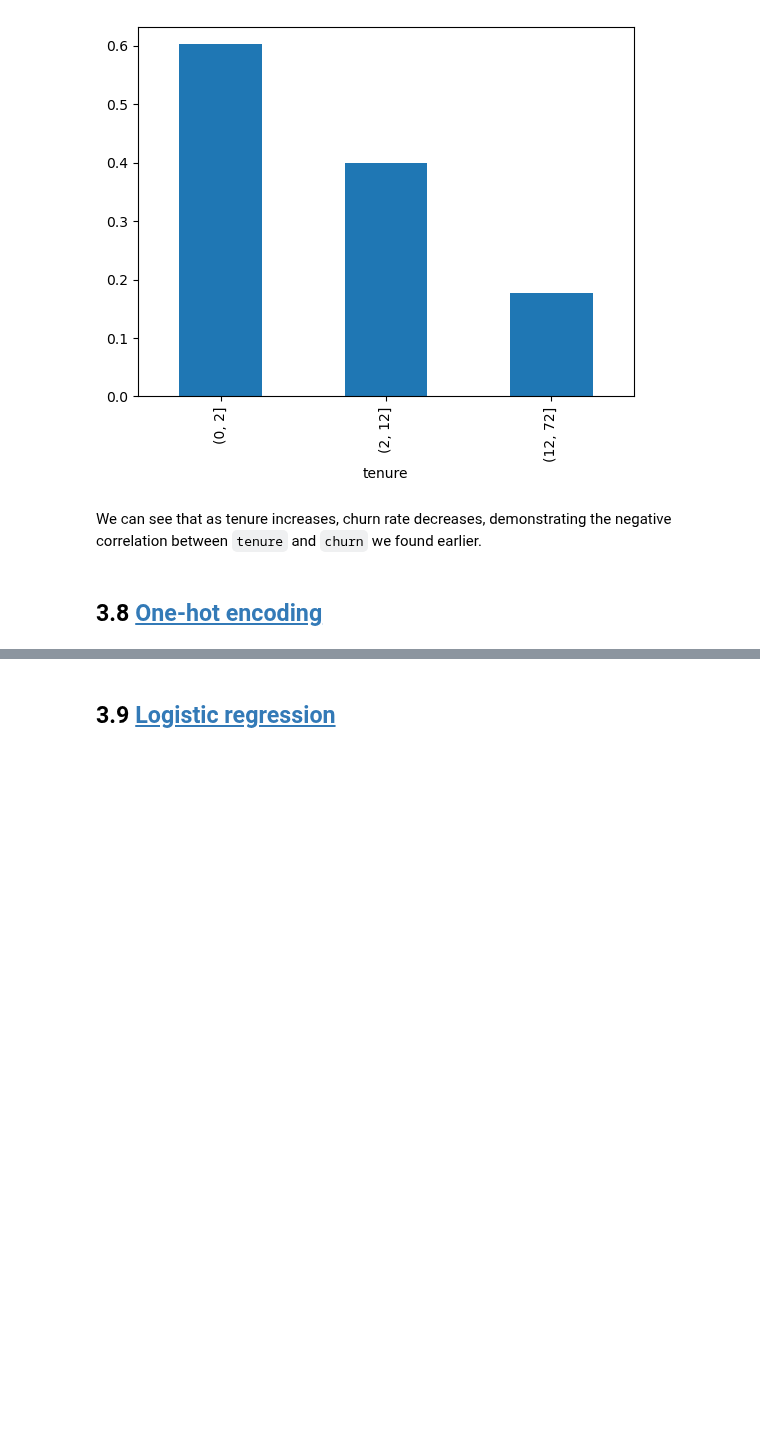
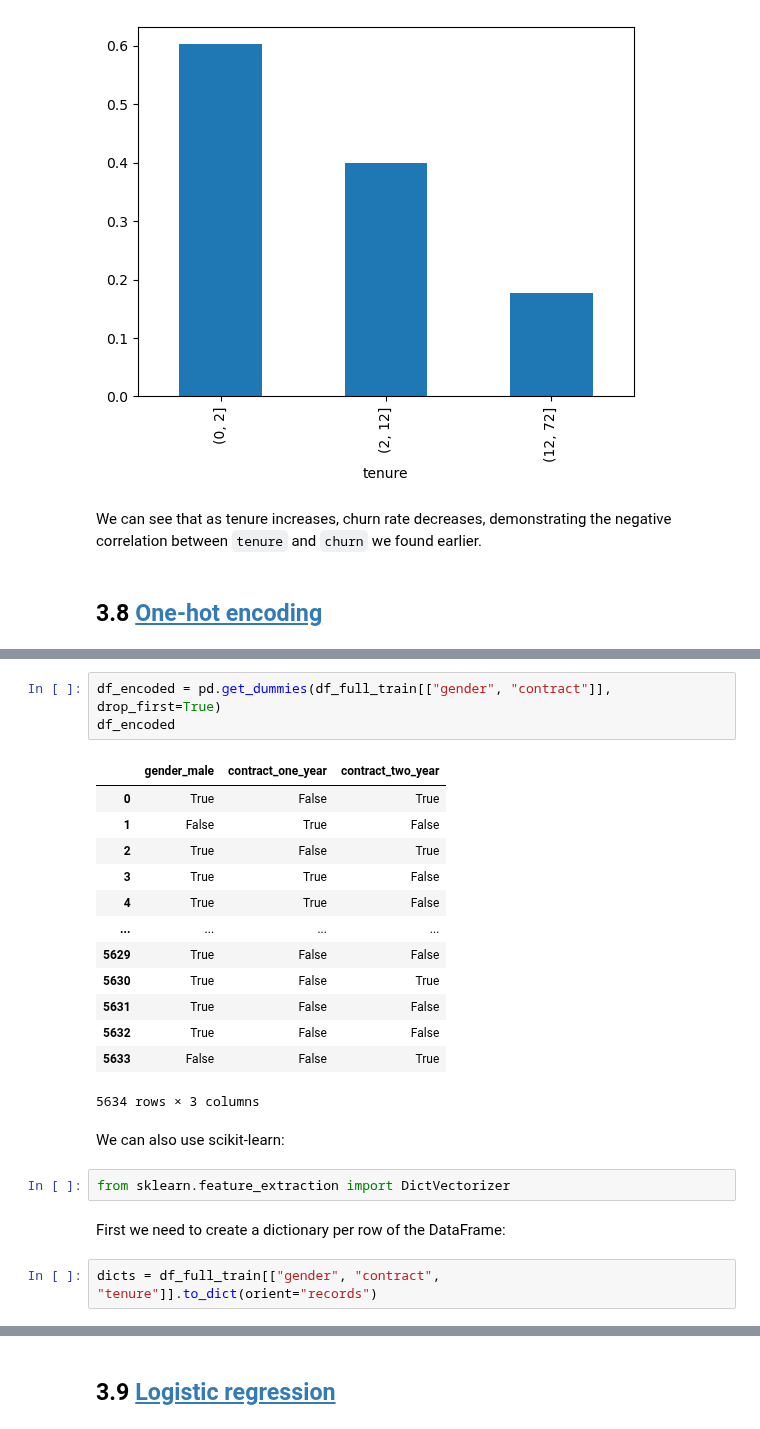
Before and after one commit to kemaldahha/machine-learning-course, a Jupyter notebook: week_3_notes.ipynb, the cells around one changed output, grey strips where cells are left out. Saved outputs shown, nothing was run; the diff lists cells and outputs as text; blank space fills up the shorter version.

```diff
--- a/week_3_notes.ipynb
+++ b/week_3_notes.ipynb
@@ -504,0 +523,25 @@ We can see that as tenure increases, churn rate decreases, demonstrating the neg
+# %%
+df_encoded = pd.get_dummies(df_full_train[["gender", "contract"]], drop_first=True)
+df_encoded
+# %% [output]
+|  | gender_male | contract_one_year | contract_two_year |
+| 0 | True | False | True |
+| 1 | False | True | False |
+| 2 | True | False | True |
+| 3 | True | True | False |
+| 4 | True | True | False |
+| ... | ... | ... | ... |
+| 5629 | True | False | False |
+| 5630 | True | False | True |
+| 5631 | True | False | False |
+| 5632 | True | False | False |
+| 5633 | False | False | True |
+5634 rows × 3 columns
+# %% [markdown]
+We can also use scikit-learn:
+# %%
+from sklearn.feature_extraction import DictVectorizer
+# %% [markdown]
+First we need to create a dictionary per row of the DataFrame:
+# %%
+dicts = df_full_train[["gender", "contract", "tenure"]].to_dict(orient="records")
```
Also changed, not shown: parts of 28 cells of this notebook, 1 other file.
